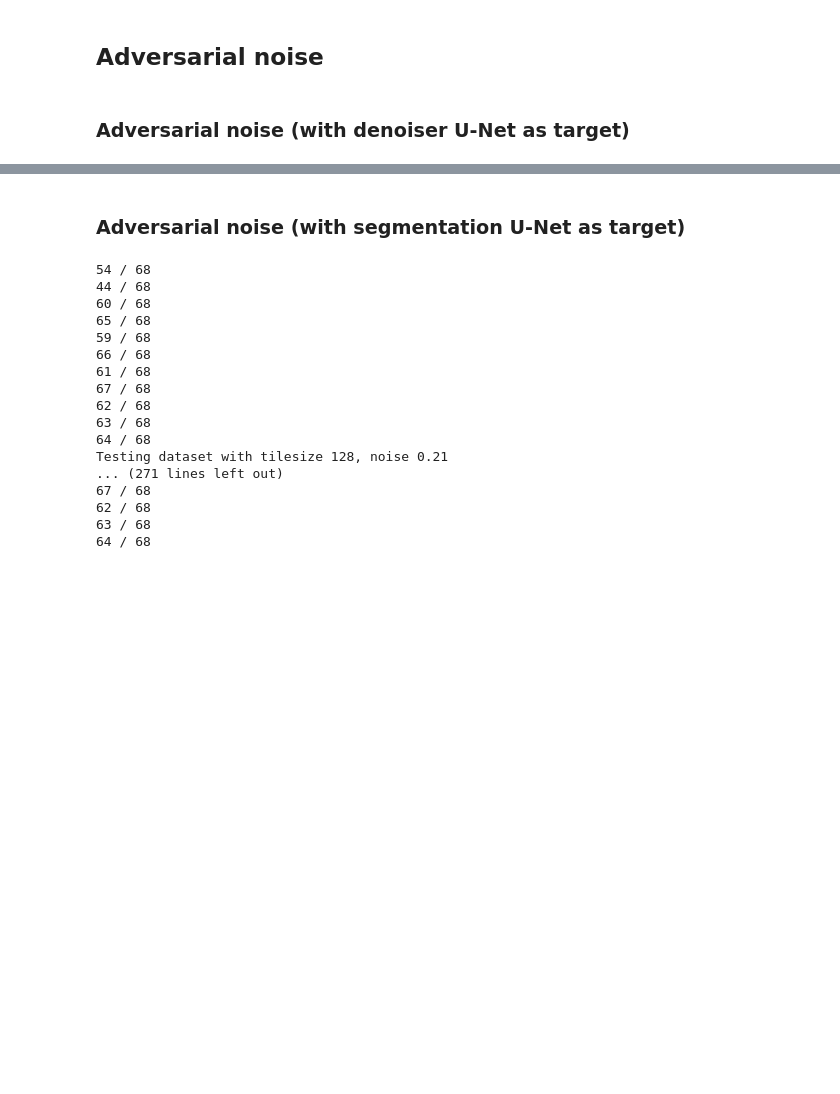
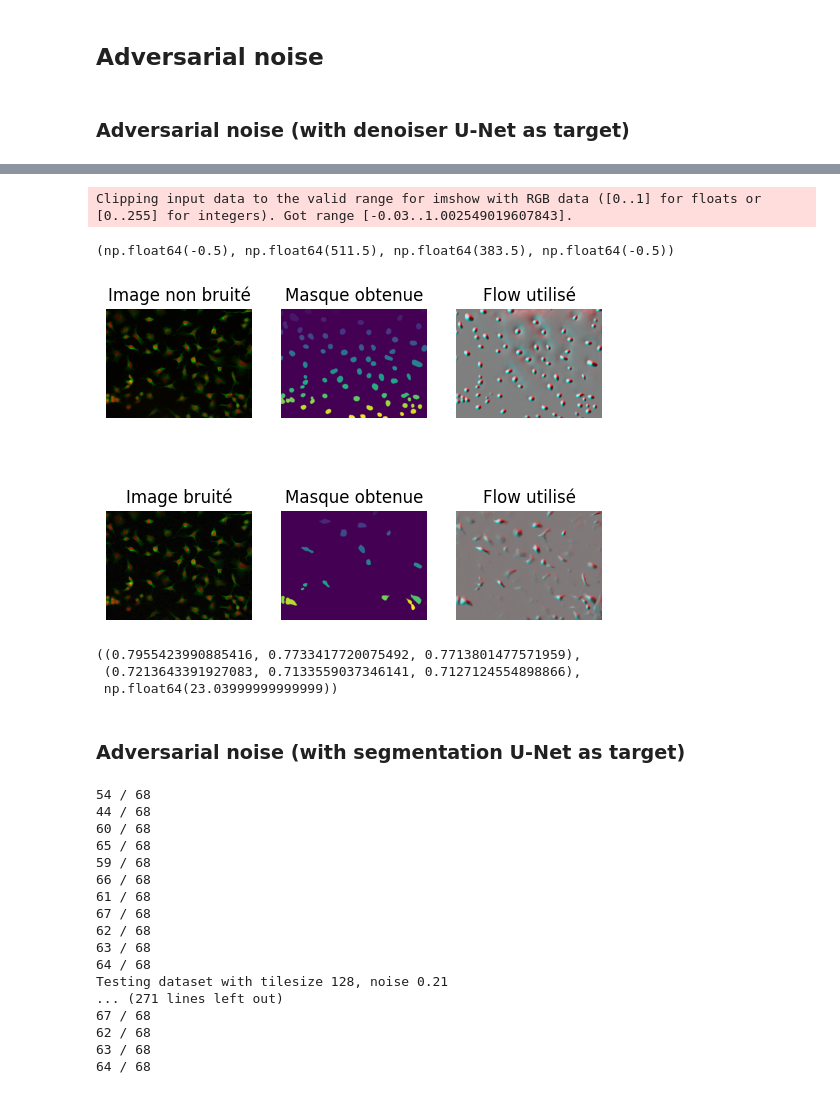
Before and after one commit to computerspieler/ProjetIntegrateur, a Jupyter notebook: ProjetInte/cellpose3.ipynb, the cells around one changed output, grey strips where cells are left out. Cells and saved outputs as stored; diff of their text form; code cells hidden in the pictures; blank space fills up the shorter version.

```diff
--- a/ProjetInte/cellpose3.ipynb
+++ b/ProjetInte/cellpose3.ipynb
@@ -475,3 +523,45 @@ for i, size in enumerate(TILE_SIZES):
+# %%
+ax = plt.subplot(2, 3, 1)
+ax.set_title("Image non bruité")
+ax.imshow(img.transpose(1, 2, 0))
+ax.axis('off')
+
+ax = plt.subplot(2, 3, 2)
+ax.set_title("Masque obtenue")
+ax.imshow(mask1)
+ax.axis('off')
+
+ax = plt.subplot(2, 3, 3)
+ax.set_title("Flow utilisé")
+ax.imshow(normalize(flow1[1].transpose(1, 2, 0)[...,[0,1,1]]))
+ax.axis('off')
+
+ax = plt.subplot(2, 3, 4)
+ax.set_title("Image bruité")
+ax.imshow(img2.transpose(1, 2, 0))
+ax.axis('off')
+
+ax = plt.subplot(2, 3, 5)
+ax.set_title("Masque obtenue")
+ax.imshow(mask2)
+ax.axis('off')
+
+ax = plt.subplot(2, 3, 6)
+ax.set_title("Flow utilisé")
+ax.imshow(normalize(flow2[1].transpose(1, 2, 0)[...,[0,1,1]]))
+ax.axis('off')
+# %% [output]
+Clipping input data to the valid range for imshow with RGB data ([0..1] for floats or [0..255] for integers). Got range [-0.03..1.002549019607843].
+(np.float64(-0.5), np.float64(511.5), np.float64(383.5), np.float64(-0.5))
+[figure, added]
+# %%
+compute_acc_prec(mask1, mask), \
+compute_acc_prec(mask2, mask), \
+np.sqrt(((img2 - img)**2).sum())
+# %% [output]
+((0.7955423990885416, 0.7733417720075492, 0.7713801477571959),
+ (0.7213643391927083, 0.7133559037346141, 0.7127124554898866),
+ np.float64(23.03999999999999))
 # %% [markdown]
 ### Adversarial noise (with segmentation U-Net as target)
 # %%
```
Also changed, not shown: parts of 7 cells of this notebook.
